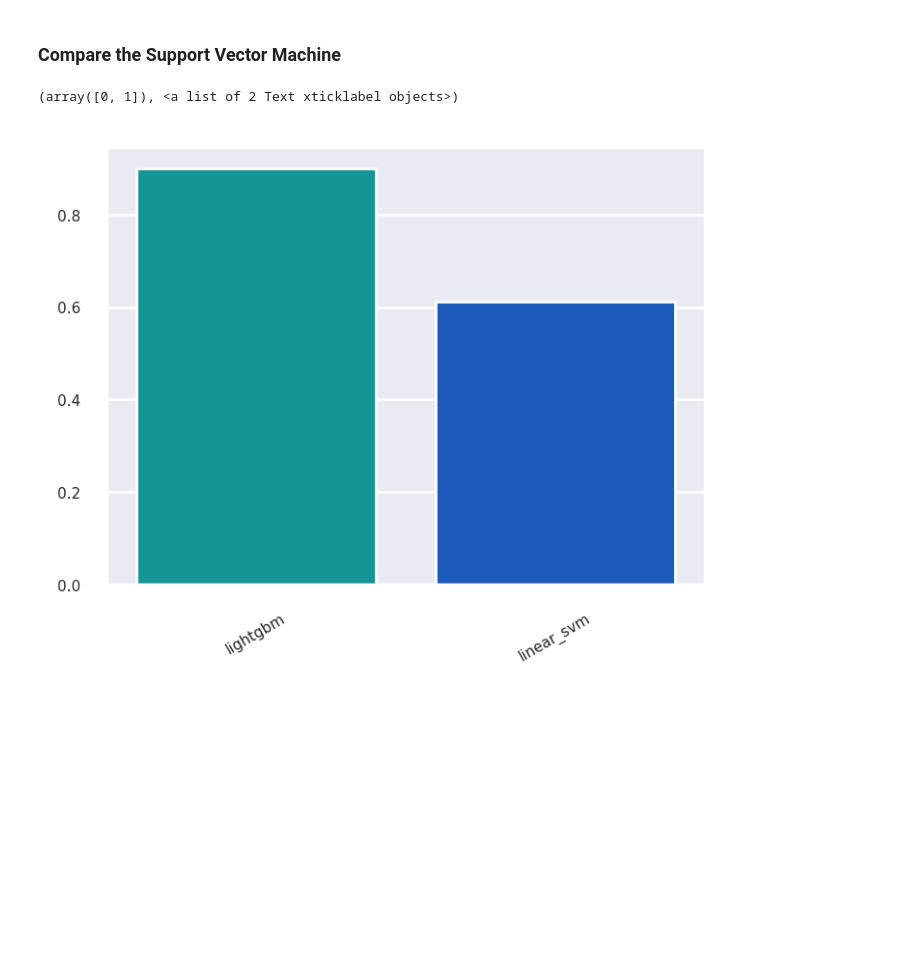
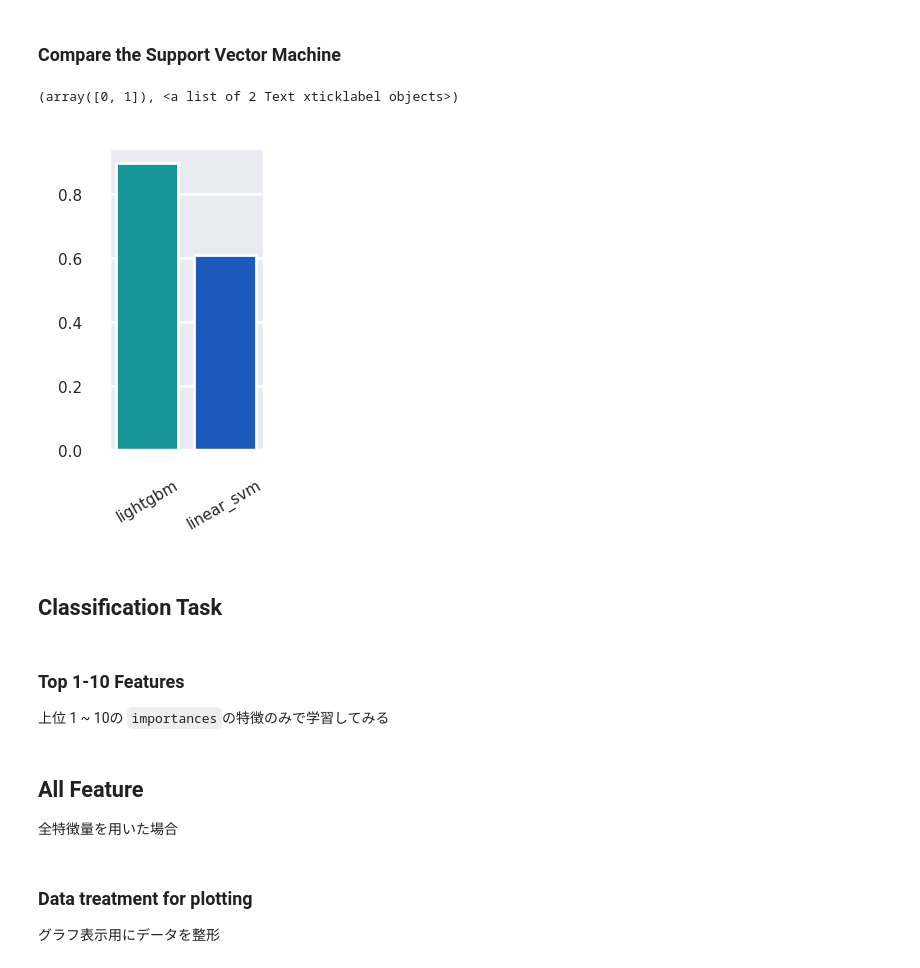
Before and after one commit to sasayabaku/Machine-Learning-notebook-memo, a Jupyter notebook: Decision_Tree/Titanic_LightGBM.ipynb, the cells around one changed output. Saved outputs shown, nothing was run; the diff lists cells and outputs as text; code cells hidden in the pictures; blank space fills up the shorter version.

```diff
--- a/Decision_Tree/Titanic_LightGBM.ipynb
+++ b/Decision_Tree/Titanic_LightGBM.ipynb
@@ -318,16 +331,21 @@ lsm_test_df_cm = confusion_matrix(lsm_test_df_concat['Survived'], lsm_test_df_co
 
 model_results['linear_svm'] = accuracy_score(test_labels, lsm_test_predicted)
 # %%
-fig = plt.figure(figsize=(4, 3), dpi=200)
+fig = plt.figure(figsize=(1, 2), dpi=200)
 
 sns.set(font_scale=0.5)
 sns.barplot(
     x = list(model_results.keys()),
     y = list(model_results.values()),
     palette='winter_r'
 )
 
 plt.xticks(rotation=30)
 # %% [output]
 (array([0, 1]), <a list of 2 Text xticklabel objects>)
-[figure, old version]
+[figure, new version]
+# %% [markdown]
+## Classification Task
+# %% [markdown]
+### Top 1-10 Features
+上位 1 ~ 10の `importances`の特徴のみで学習してみる
@@ -333,0 +362,3 @@ plt.xticks(rotation=30)
+# %% [markdown]
+## All Feature
+全特徴量を用いた場合
@@ -333,0 +374,3 @@ plt.xticks(rotation=30)
+# %% [markdown]
+### Data treatment for plotting
+グラフ表示用にデータを整形
```
Also changed, not shown: parts of 6 cells of this notebook, 1 other file.
